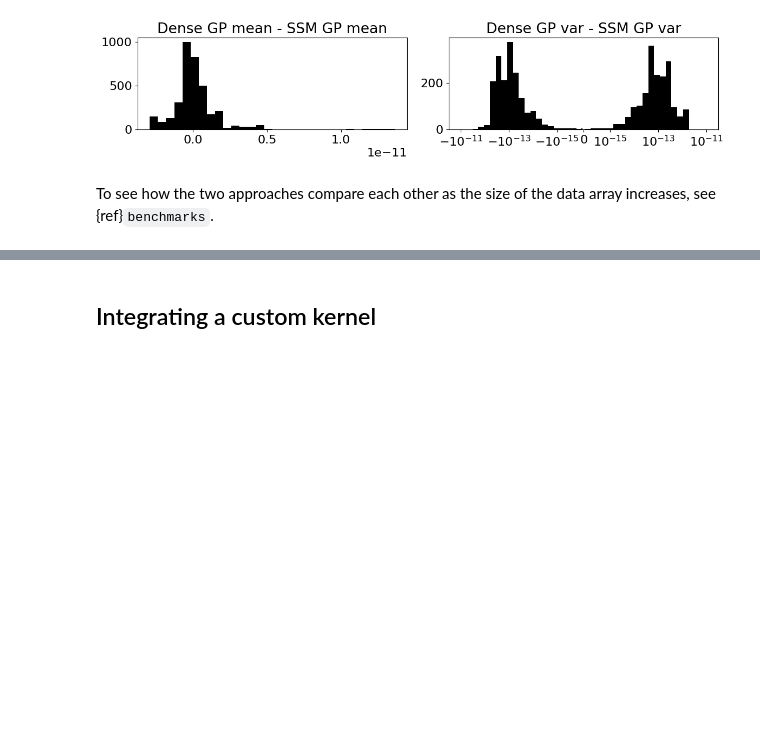
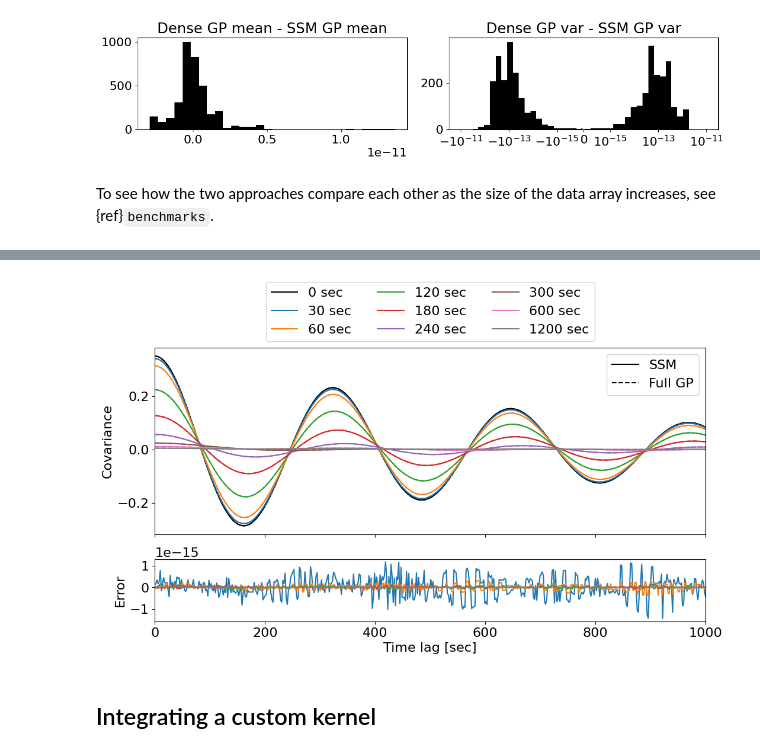
Before and after one commit to smolgp-dev/smolgp, a Jupyter notebook: docs/tutorials/integrated.ipynb, the cells around one changed output, grey strips where cells are left out. Drawn from its saved outputs; the diff is of its cells as text; code cells hidden in the pictures; blank space fills up the shorter version.

```diff
--- a/docs/tutorials/integrated.ipynb
+++ b/docs/tutorials/integrated.ipynb
@@ -231,3 +235,37 @@ To see how the two approaches compare each other as the size of the data array i
+# %%
+exptimes = [30., 60., 120., 180., 240., 300., 600., 1200.,]
+
+dts = jnp.linspace(0, 1000, 500)
+zeros = jnp.zeros_like(dts)
+_instids = jnp.zeros_like(dts).astype(int)
+
+fig, (ax, rax) = plt.subplots(2, 1, figsize=(12,6), sharex=True, gridspec_kw={'height_ratios':[3,1]})
+
+cov_tiny = sho_dense((zeros, zeros), (dts, zeros))[0,:]
+cov_smol = sho_ssm((zeros, zeros), (dts, zeros))[0,:]
+ax.plot(dts, cov_smol, color='k', label='0 sec')
+ax.plot(dts, cov_tiny, color='k', ls='--')
+
+for i, exptime in enumerate(exptimes):
+    texp = jnp.full_like(dts, exptime)
+    X0 = (zeros, texp, _instids)
+    X1 = (dts, texp, _instids)
+    cov_tiny = sho_dense(X0, X1)[0,:]
+    cov_smol = sho_ssm(X0, X1)[0,:]
+
+    ax.plot(dts, cov_smol, color=f'C{i}', label=f'{exptime:.0f} sec')
+    ax.plot(dts, cov_tiny, color=f'C{i}', ls='--')
+    rax.plot(dts, cov_tiny - cov_smol, color=f'C{i}', label=f'{exptime:.0f} sec')
+
+style_handles = [mpl.lines.Line2D([0], [0], color='k', ls='-', label='SSM'),
+                 mpl.lines.Line2D([0], [0], color='k', ls='--', label='Full GP'),]
+style_legend = ax.legend(handles=style_handles, loc='upper right')
+ax.add_artist(style_legend)
+ax.legend(ncol=3, loc='lower center', bbox_to_anchor=(0.5, 1))
+ax.set(ylabel='Covariance', xlim=(0, 1000));
+rax.set(ylabel='Error', xlabel='Time lag [sec]');
+# %% [output]
+[figure, added]
 # %% [markdown]
 ## Integrating a custom kernel
 # %% [markdown]
```
Also changed, not shown: parts of 2 cells of this notebook, 3 other files.
